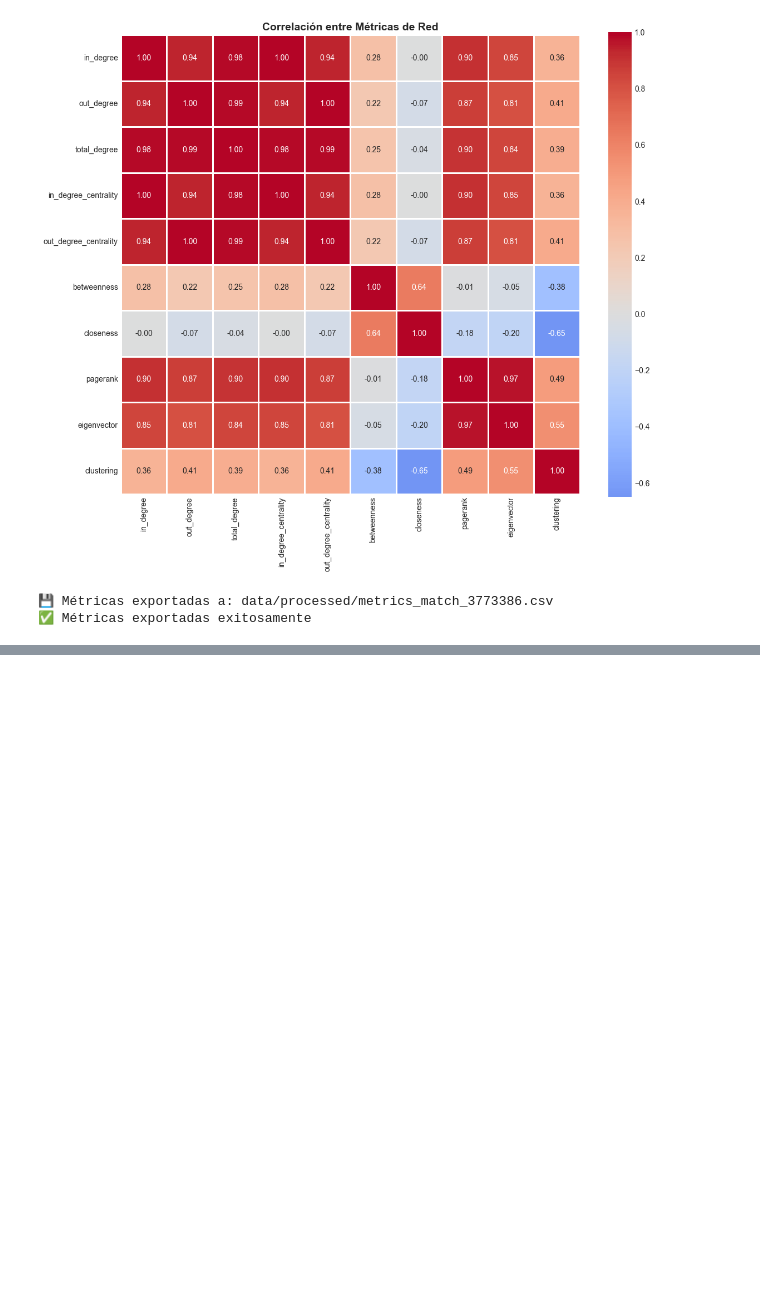
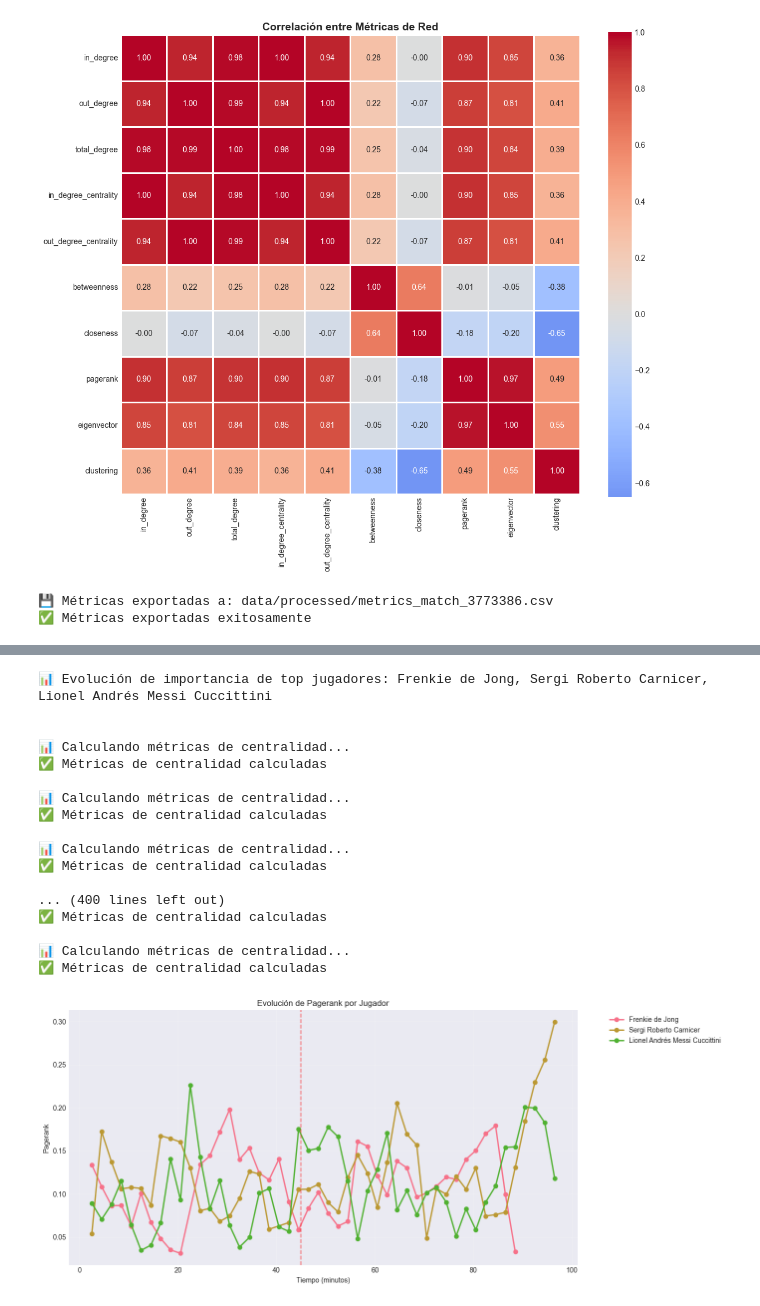
Before and after one commit to JaviTateG/tfg-football-tactical-modeling, a Jupyter notebook: notebooks/01_data_exploration.ipynb, the cells around one changed output, grey strips where cells are left out. Drawn from its saved outputs; the diff is of its cells as text; code cells hidden in the pictures; blank space fills up the shorter version.

```diff
--- a/notebooks/01_data_exploration.ipynb
+++ b/notebooks/01_data_exploration.ipynb
@@ -640,0 +805,30 @@ print("✅ Métricas exportadas exitosamente")
+# %%
+# Analizar evolución de los top 3 jugadores
+top_players = df_metrics.head(3)['player'].tolist()
+
+print(f"📊 Evolución de importancia de top jugadores: {', '.join(top_players)}\n")
+
+# Visualizar evolución
+dynamic_graph.visualize_player_importance_evolution(
+    players=top_players,
+    metric='pagerank'
+)
+# %% [output]
+📊 Evolución de importancia de top jugadores: Frenkie de Jong, Sergi Roberto Carnicer, Lionel Andrés Messi Cuccittini
+
+
+📊 Calculando métricas de centralidad...
+✅ Métricas de centralidad calculadas
+
+📊 Calculando métricas de centralidad...
+✅ Métricas de centralidad calculadas
+
+📊 Calculando métricas de centralidad...
+✅ Métricas de centralidad calculadas
+
+... (400 lines left out)
+✅ Métricas de centralidad calculadas
+
+📊 Calculando métricas de centralidad...
+✅ Métricas de centralidad calculadas
+[figure, added]
```
Also changed, not shown: parts of 8 cells of this notebook, 1 other file.
